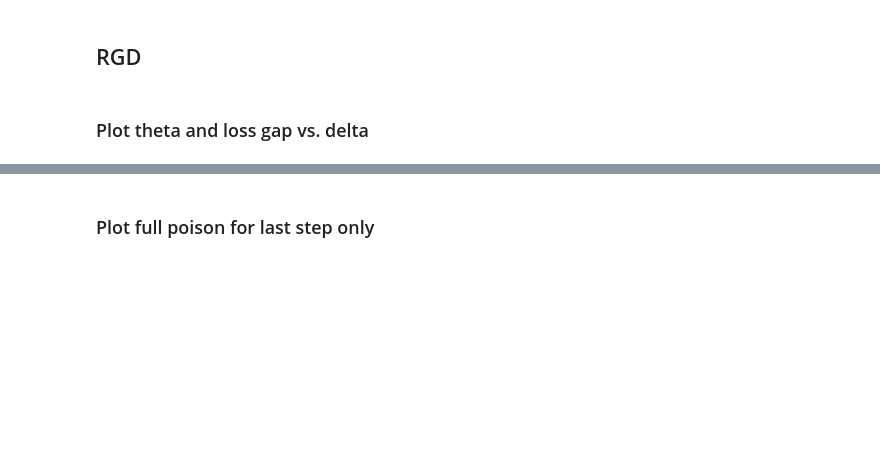
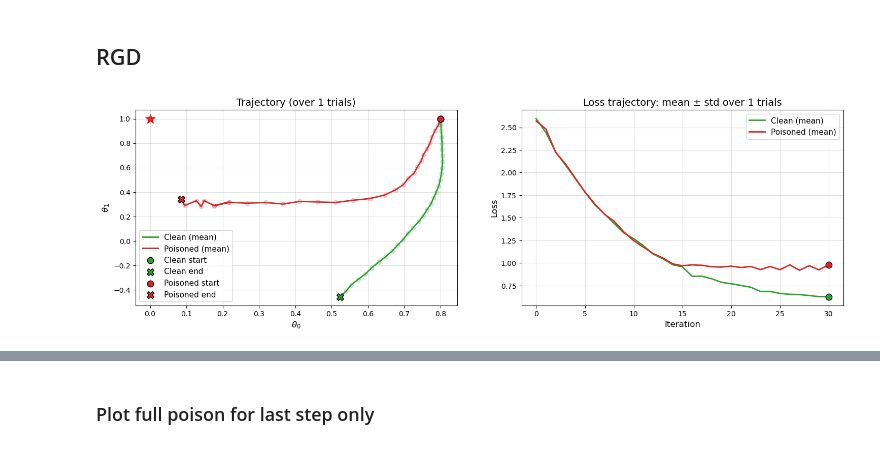
Before and after one commit to tetsnaga/poison-perf, a Jupyter notebook: poisoning/white_box_poison.ipynb, the cells around one changed output, grey strips where cells are left out. Saved outputs shown, nothing was run; the diff lists cells and outputs as text; code cells hidden in the pictures; blank space fills up the shorter version.

Commit message:
Added targeted attack

```diff
--- a/poisoning/white_box_poison.ipynb
+++ b/poisoning/white_box_poison.ipynb
@@ -190,18 +192,20 @@ plt.show()
 # %% [markdown]
 ## RGD
 # %%
-n_trials = 5
+n_trials = 1
 
 n = 500
 eta = 0.05
 max_iter = 30
 
 poison_steps = 40
-poison_step_size = 0.1
+poison_step_size = 1
 epsilon = 0.5
-delta = 1
+delta = 10
 
 theta_0 = torch.tensor([0.8,1.0])
+
+theta_tgt = torch.tensor([0.0, 1.0])
 
 def run_trial():
     _, all_theta_clean, all_losses_clean = RGD(
@@ -223,33 +227,35 @@ def run_trial():
                 max_iter=max_iter,
                 return_losses=True,
                 poison_function=white_box_poison_function,
                 theta_update_estimator=RGD_update_estimator,
                 poison_steps=poison_steps,
                 poison_step_size=poison_step_size,
                 epsilon=epsilon,
                 delta=delta,
+                theta_tgt=theta_tgt,
+                attack_x_only=True
     )
 
     return all_theta_clean, all_theta_poisoned, all_losses_clean, all_losses_poisoned
 
 all_theta_clean_list = []
 all_theta_poisoned_list = []
 all_loss_clean_list = []
 all_loss_poisoned_list = []
 
 for trial in range(n_trials):
     all_theta_clean, all_theta_poisoned, all_loss_clean, all_loss_poisoned = run_trial()
     all_theta_clean_list.append(all_theta_clean)
     all_theta_poisoned_list.append(all_theta_poisoned)
     all_loss_clean_list.append(all_loss_clean)
     all_loss_poisoned_list.append(all_loss_poisoned)
 
 fig, (ax1, ax2) = plot_results_2d(all_theta_clean_list,
                     all_theta_poisoned_list,
                     all_loss_clean_list,
                     all_loss_poisoned_list
                     )
-
+ax1.scatter(theta_tgt[0].item(), theta_tgt[1].item(), color='red', marker='*', s=200, label='Target Parameter')
 plt.show()
+# %% [output]
+[figure, added]
-# %% [markdown]
-### Plot theta and loss gap vs. delta
```
Also changed, not shown: parts of 4 cells of this notebook, 6 other files.
